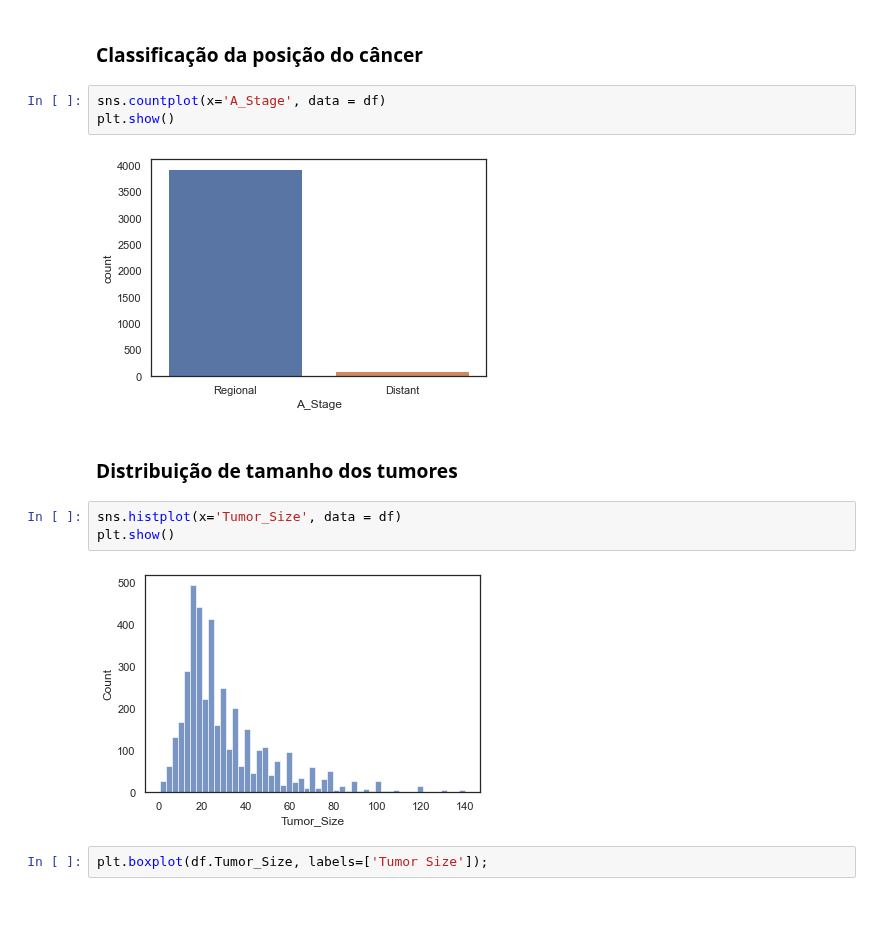
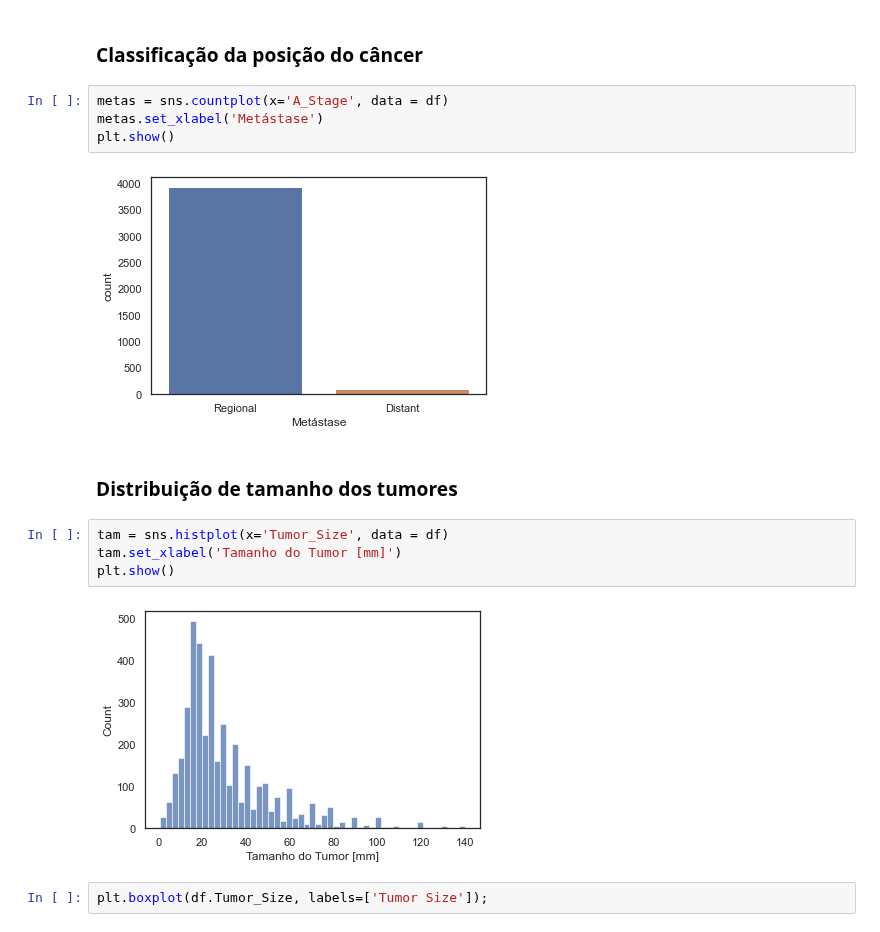
Before and after one commit to faustinothiagos/Project_Workshop_3_DS_Digital_House, a Jupyter notebook: workshop3.ipynb, the cells around one changed output. Saved outputs shown, nothing was run; the diff lists cells and outputs as text.

```diff
--- a/workshop3.ipynb
+++ b/workshop3.ipynb
@@ -203,17 +208,19 @@ plt.show()
 # %% [markdown]
 ### Classificação da posição do câncer
 # %%
-sns.countplot(x='A_Stage', data = df)
+metas = sns.countplot(x='A_Stage', data = df)
+metas.set_xlabel('Metástase')
 plt.show()
 # %% [output]
-[figure, old version]
+[figure, new version]
 # %% [markdown]
 ### Distribuição de tamanho dos tumores
 # %%
-sns.histplot(x='Tumor_Size', data = df)
+tam = sns.histplot(x='Tumor_Size', data = df)
+tam.set_xlabel('Tamanho do Tumor [mm]')
 plt.show()
 # %% [output]
-[figure, old version]
+[figure, new version]
 # %%
 plt.boxplot(df.Tumor_Size, labels=['Tumor Size']);
 # %% [output]
```
Also changed, not shown: parts of 21 cells of this notebook.
